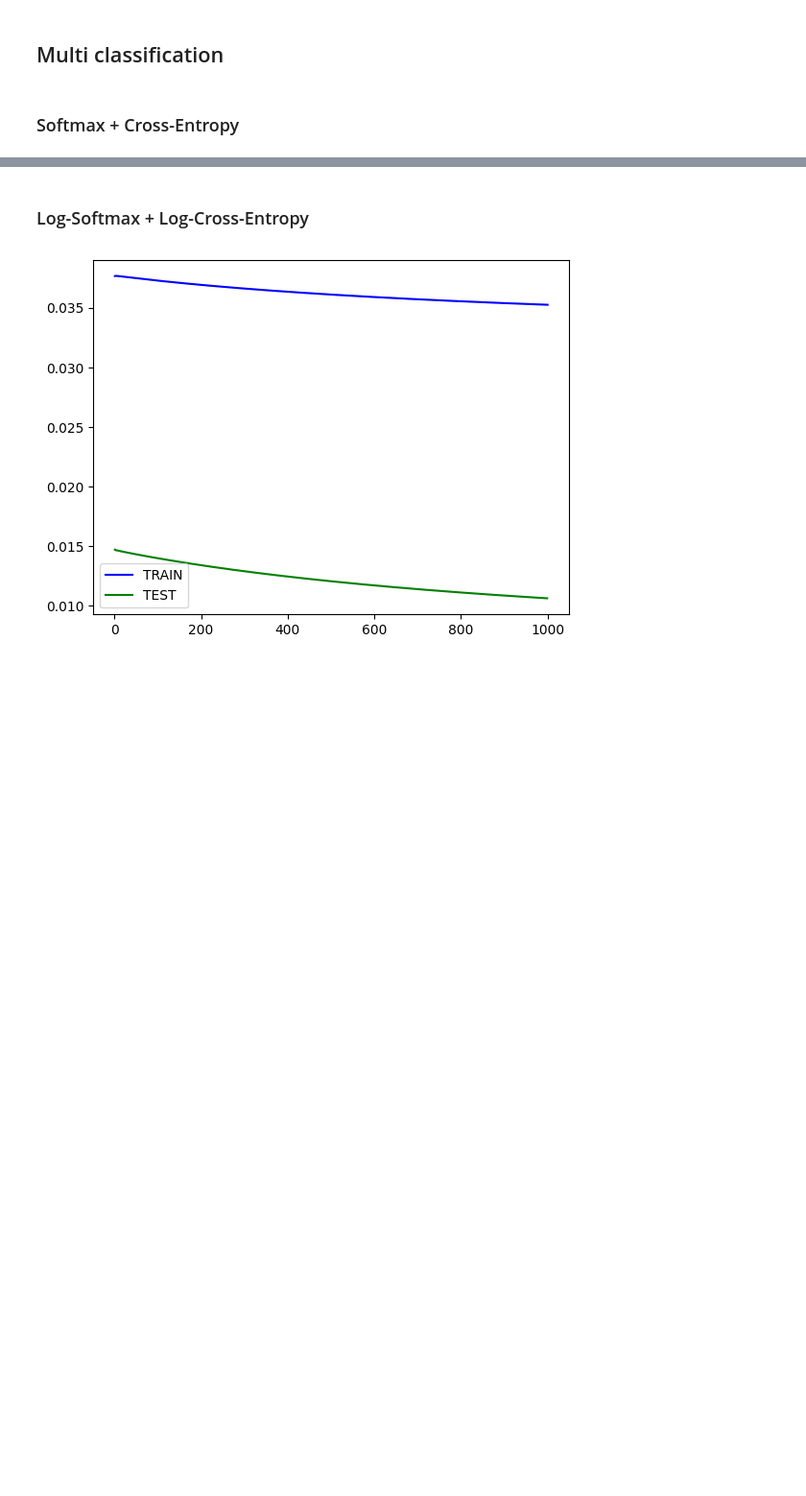
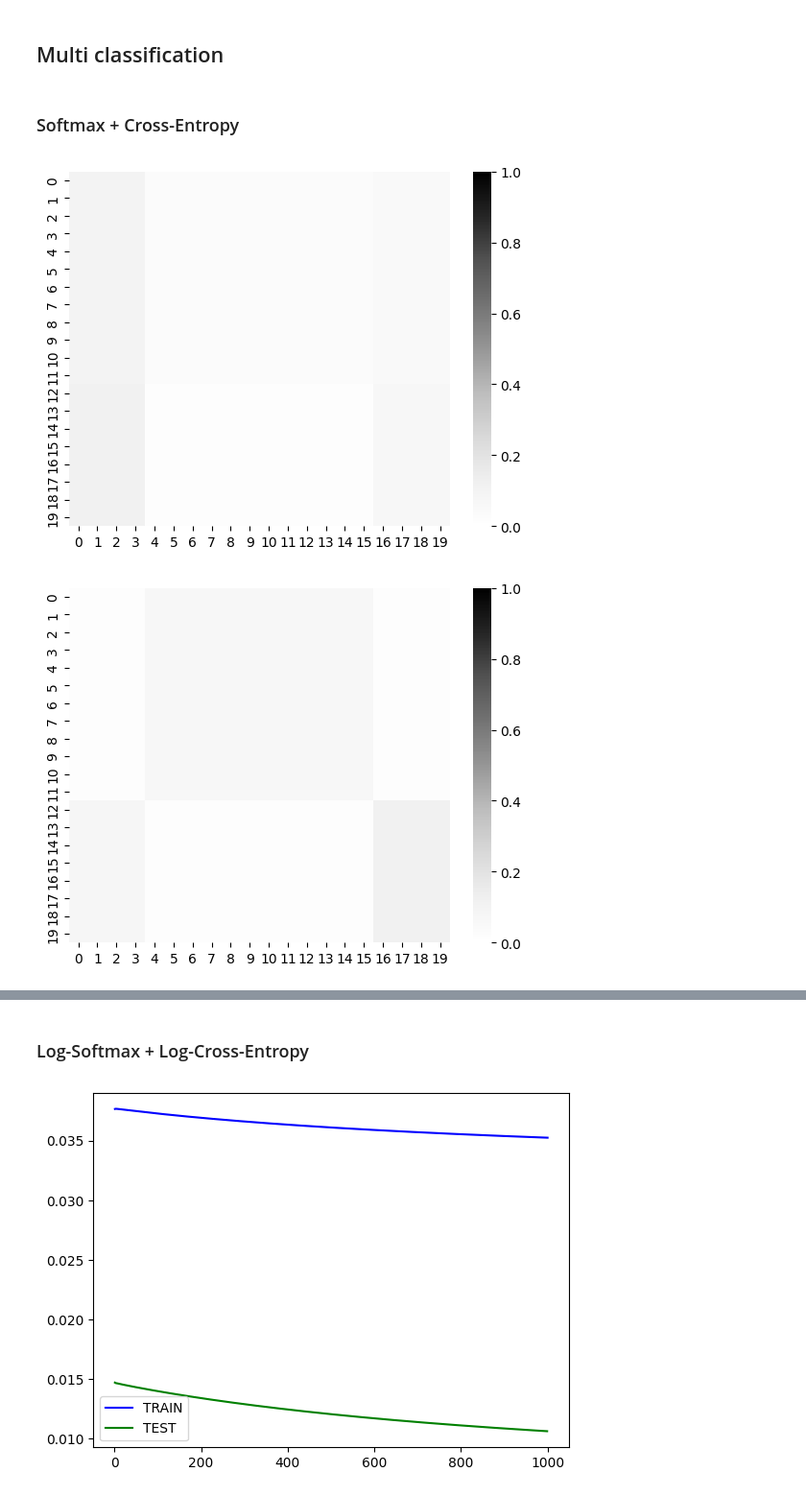
Before and after one commit to KargKarg/deep_learning_lib, a Jupyter notebook: display.ipynb, the cells around one changed output, grey strips where cells are left out. Shown at 96% size. Cells and saved outputs as stored; diff of their text form; code cells hidden in the pictures; blank space fills up the shorter version.

```diff
--- a/display.ipynb
+++ b/display.ipynb
@@ -158,2 +130,12 @@ routine = Trainer(X=X, Y=Y_oh, model=mclf_model, criterion=criterion, optim=opti
 # %%
 init = utils.decision_boundary(X, lambda x: np.argmax(mclf_model(x, track=False), axis=1))
+# %%
+mclf_model(X)
+
+for head in range(4):
+    sns.heatmap(np.mean(mclf_model[1][head].attention_matrix, axis=0), cmap='Greys', vmin=0, vmax=1)
+    plt.show()
+    plt.close()
+# %% [output]
+[figure, added]
+[figure, added]
```
Also changed, not shown: parts of 13 cells of this notebook, 3 other files.
